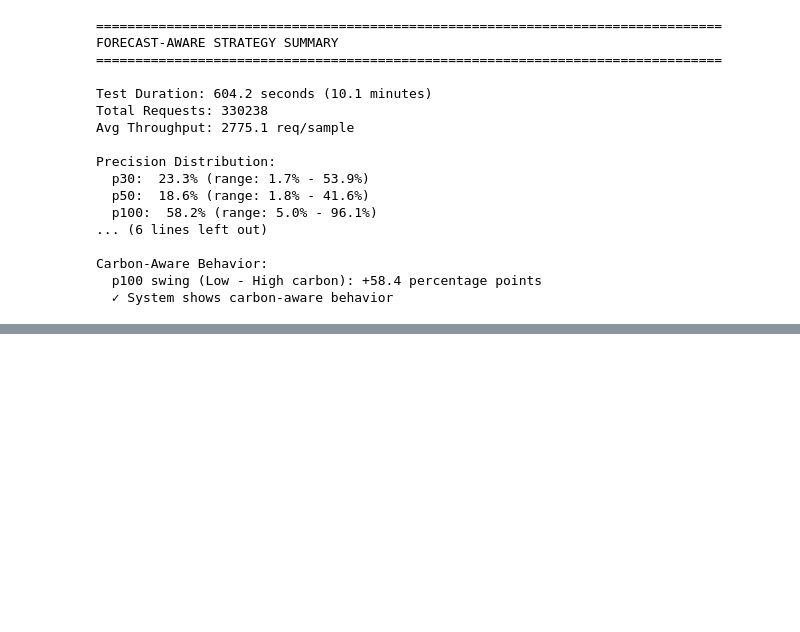
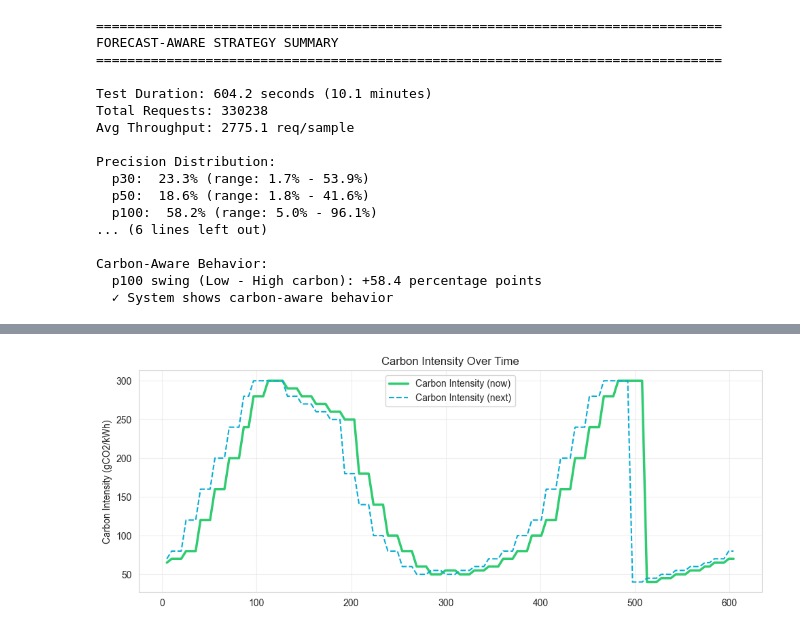
Before and after one commit to belgio99/k8s-carbonrouter, a Jupyter notebook: experiments/forecast_aware_analysis.ipynb, the cells around one changed output, grey strips where cells are left out. Saved outputs shown, nothing was run; the diff lists cells and outputs as text; code cells hidden in the pictures; blank space fills up the shorter version.

```diff
--- a/experiments/forecast_aware_analysis.ipynb
+++ b/experiments/forecast_aware_analysis.ipynb
@@ -532,0 +547,13 @@ Carbon-Aware Behavior:
+# %%
+fig, ax = plt.subplots(figsize=(10, 4))
+ax.plot(df['elapsed_seconds'], df['carbon_now'], linewidth=2.5, color='#2ecc71', label='Carbon Intensity (now)')
+if 'carbon_next' in df.columns:
+    ax.plot(df['elapsed_seconds'], df['carbon_next'], linewidth=1.5, color='#06AED5', linestyle='--', label='Carbon Intensity (next)')
+ax.set_ylabel('Carbon Intensity (gCO2/kWh)')
+ax.set_title('Carbon Intensity Over Time')
+ax.legend()
+ax.grid(True, alpha=0.3)
+plt.tight_layout()
+plt.show()
+# %% [output]
+[figure, added]
```
Also changed, not shown: parts of 4 cells of this notebook, 5 other files.
